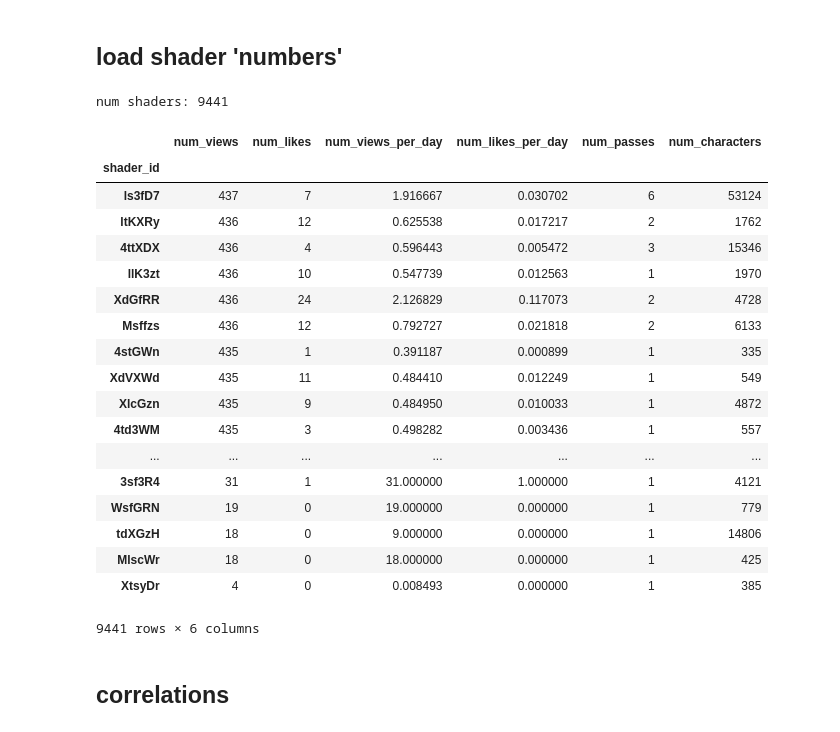
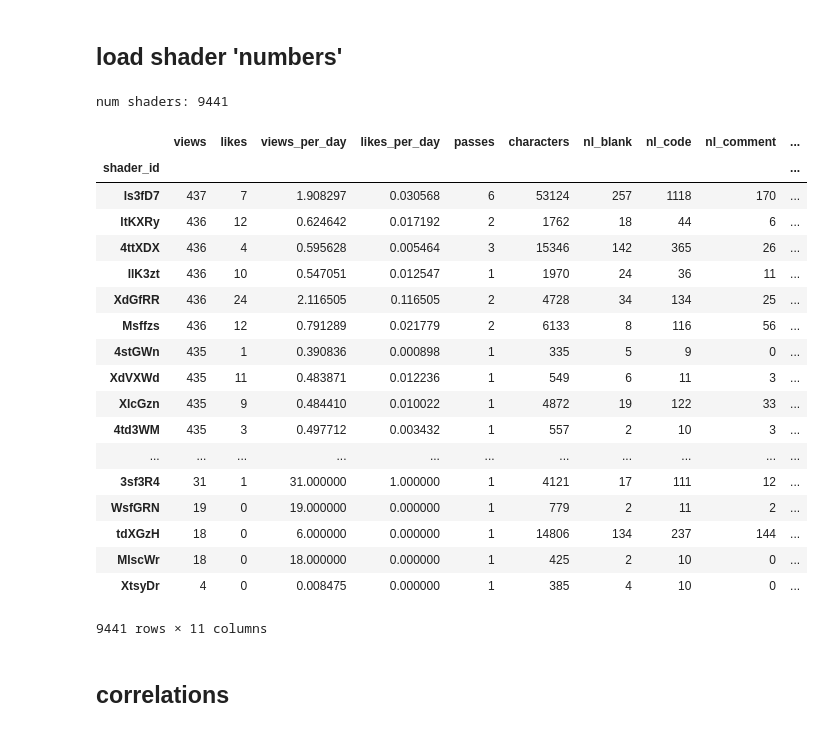
Before and after one commit to defgsus/shadertoz, a Jupyter notebook: notebooks/statistics.ipynb, the cells around one changed output. Drawn from its saved outputs; the diff is of its cells as text; code cells hidden in the pictures.

```diff
--- a/notebooks/statistics.ipynb
+++ b/notebooks/statistics.ipynb
@@ -3,42 +3,49 @@ from init import *
 # %% [markdown]
 ## load shader 'numbers'
 # %%
-def get_shader_values():
-    fields = ("shader_id", "num_views", "num_likes",
-              "num_views_per_day", "num_likes_per_day",
-              "num_passes", "num_characters")
-    qset = ShadertoyShader.objects.filter(num_views__gte=0)
+def get_shader_values(qset=None):
+    fields = (
+        "shader_id", "num_views", "num_likes",
+        "num_views_per_day", "num_likes_per_day",
+        "num_passes", "num_characters",
+        "num_lines_blank", "num_lines_code", "num_lines_comment",
+        "num_chars_code", "num_chars_comment",
+    )
+    qset = qset or ShadertoyShader.objects.filter(num_views__gte=0)
     rows = qset.values_list(*fields)
+
+    fields = [f.replace("num_lines", "nl").replace("num_chars", "nc").replace("num_", "") for f in fields]
+
     array = np.asarray(rows)
     df = pd.DataFrame(array, columns=fields)
     df.index = df[fields[0]]
     del df[fields[0]]
     for f in fields[1:]:
         df[f] = pd.to_numeric(df[f])
     return df
 values = get_shader_values()
 print("num shaders: %s" % len(values))
 values
 # %% [output]
 num shaders: 9441
-|  | num_views | num_likes | num_views_per_day | num_likes_per_day | num_passes | num_characters |
-| shader_id |  |  |  |  |  |  |
-| ls3fD7 | 437 | 7 | 1.916667 | 0.030702 | 6 | 53124 |
-| ltKXRy | 436 | 12 | 0.625538 | 0.017217 | 2 | 1762 |
-| 4ttXDX | 436 | 4 | 0.596443 | 0.005472 | 3 | 15346 |
-| llK3zt | 436 | 10 | 0.547739 | 0.012563 | 1 | 1970 |
-| XdGfRR | 436 | 24 | 2.126829 | 0.117073 | 2 | 4728 |
-| Msffzs | 436 | 12 | 0.792727 | 0.021818 | 2 | 6133 |
-| 4stGWn | 435 | 1 | 0.391187 | 0.000899 | 1 | 335 |
-| XdVXWd | 435 | 11 | 0.484410 | 0.012249 | 1 | 549 |
-| XlcGzn | 435 | 9 | 0.484950 | 0.010033 | 1 | 4872 |
-| 4td3WM | 435 | 3 | 0.498282 | 0.003436 | 1 | 557 |
-| ... | ... | ... | ... | ... | ... | ... |
-| 3sf3R4 | 31 | 1 | 31.000000 | 1.000000 | 1 | 4121 |
-| WsfGRN | 19 | 0 | 19.000000 | 0.000000 | 1 | 779 |
-| tdXGzH | 18 | 0 | 9.000000 | 0.000000 | 1 | 14806 |
-| MlscWr | 18 | 0 | 18.000000 | 0.000000 | 1 | 425 |
-| XtsyDr | 4 | 0 | 0.008493 | 0.000000 | 1 | 385 |
+|  | views | likes | views_per_day | likes_per_day | passes | characters | nl_blank | nl_code | nl_comment | ... |
+| shader_id |  |  |  |  |  |  |  |  |  | ... |
+| ls3fD7 | 437 | 7 | 1.908297 | 0.030568 | 6 | 53124 | 257 | 1118 | 170 | ... |
+| ltKXRy | 436 | 12 | 0.624642 | 0.017192 | 2 | 1762 | 18 | 44 | 6 | ... |
+| 4ttXDX | 436 | 4 | 0.595628 | 0.005464 | 3 | 15346 | 142 | 365 | 26 | ... |
+| llK3zt | 436 | 10 | 0.547051 | 0.012547 | 1 | 1970 | 24 | 36 | 11 | ... |
+| XdGfRR | 436 | 24 | 2.116505 | 0.116505 | 2 | 4728 | 34 | 134 | 25 | ... |
+| Msffzs | 436 | 12 | 0.791289 | 0.021779 | 2 | 6133 | 8 | 116 | 56 | ... |
+| 4stGWn | 435 | 1 | 0.390836 | 0.000898 | 1 | 335 | 5 | 9 | 0 | ... |
+| XdVXWd | 435 | 11 | 0.483871 | 0.012236 | 1 | 549 | 6 | 11 | 3 | ... |
+| XlcGzn | 435 | 9 | 0.484410 | 0.010022 | 1 | 4872 | 19 | 122 | 33 | ... |
+| 4td3WM | 435 | 3 | 0.497712 | 0.003432 | 1 | 557 | 2 | 10 | 3 | ... |
+| ... | ... | ... | ... | ... | ... | ... | ... | ... | ... | ... |
+| 3sf3R4 | 31 | 1 | 31.000000 | 1.000000 | 1 | 4121 | 17 | 111 | 12 | ... |
+| WsfGRN | 19 | 0 | 19.000000 | 0.000000 | 1 | 779 | 2 | 11 | 2 | ... |
+| tdXGzH | 18 | 0 | 6.000000 | 0.000000 | 1 | 14806 | 134 | 237 | 144 | ... |
+| MlscWr | 18 | 0 | 18.000000 | 0.000000 | 1 | 425 | 2 | 10 | 0 | ... |
+| XtsyDr | 4 | 0 | 0.008475 | 0.000000 | 1 | 385 | 4 | 10 | 0 | ... |
-9441 rows × 6 columns
+9441 rows × 11 columns
 # %% [markdown]
 ## correlations
```
Also changed, not shown: parts of 2 cells of this notebook, 5 other files.
